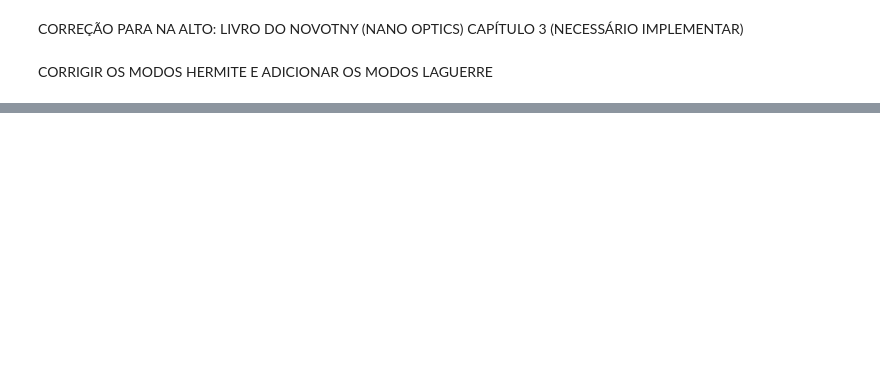
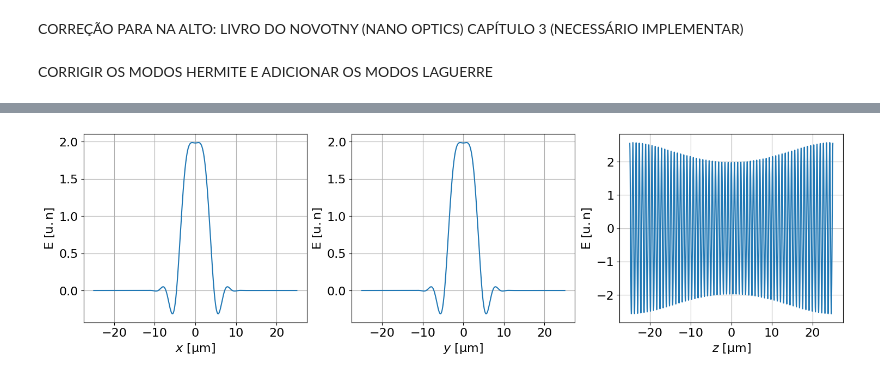
Before and after one commit to Hertz-A/Optical_Tweezers, a Jupyter notebook: forces&field.ipynb, the cells around one changed output, grey strips where cells are left out. Saved outputs shown, nothing was run; the diff lists cells and outputs as text; code cells hidden in the pictures; blank space fills up the shorter version.

```diff
--- a/forces&field.ipynb
+++ b/forces&field.ipynb
@@ -138,3 +131,32 @@ plt.show()
+# %%
+fig, axs = plt.subplots(1, 3, figsize=(18,4.5))
+
+tamanho_leg = 16
+
+axs[0].plot(x*1e6,E(x,0,0).real*1e-6)
+axs[0].set_xlabel(r'$x\ \mathrm{[\mu m]}$', fontsize=tamanho_leg)
+axs[0].set_ylabel(r'$\mathrm{E\ [u.n]}$', fontsize=tamanho_leg)
+axs[0].tick_params(axis='x', labelsize=tamanho_leg)
+axs[0].tick_params(axis='y', labelsize=tamanho_leg)
+axs[0].grid(True)
+
+axs[1].plot(y*1e6,E(0,y,0).real*1e-6)
+axs[1].set_xlabel(r'$y\ \mathrm{[\mu m]}$', fontsize=tamanho_leg)
+axs[1].set_ylabel(r'$\mathrm{E\ [u.n]}$', fontsize=tamanho_leg)
+axs[1].tick_params(axis='x', labelsize=tamanho_leg)
+axs[1].tick_params(axis='y', labelsize=tamanho_leg)
+axs[1].grid(True)
+
+axs[2].plot(z*1e6,E(0,0,z).real*1e-6)
+axs[2].set_xlabel(r'$z\ \mathrm{[\mu m]}$', fontsize=tamanho_leg)
+axs[2].set_ylabel(r'$\mathrm{E\ [u.n]}$', fontsize=tamanho_leg)
+axs[2].tick_params(axis='x', labelsize=tamanho_leg)
+axs[2].tick_params(axis='y', labelsize=tamanho_leg)
+axs[2].grid(True)
+
+plt.show()
+# %% [output]
+[figure, added]
 # %%
 I_x, I_y, I_z = I(E(x, 0, 0)), I(E(0, y, 0)), I(E(0, 0, z))
 
```
Also changed, not shown: parts of 5 cells of this notebook, 1 other file.
